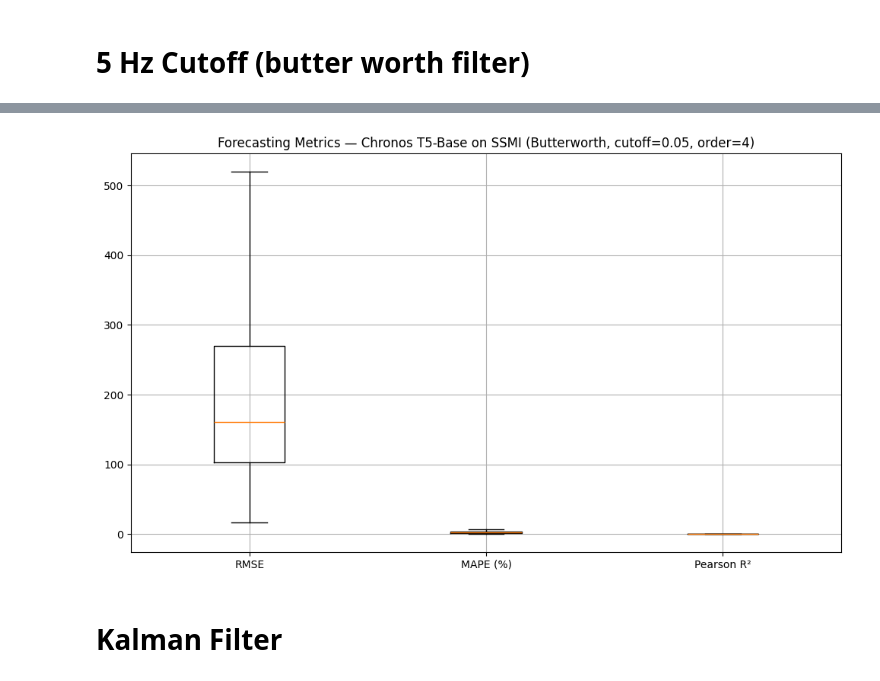
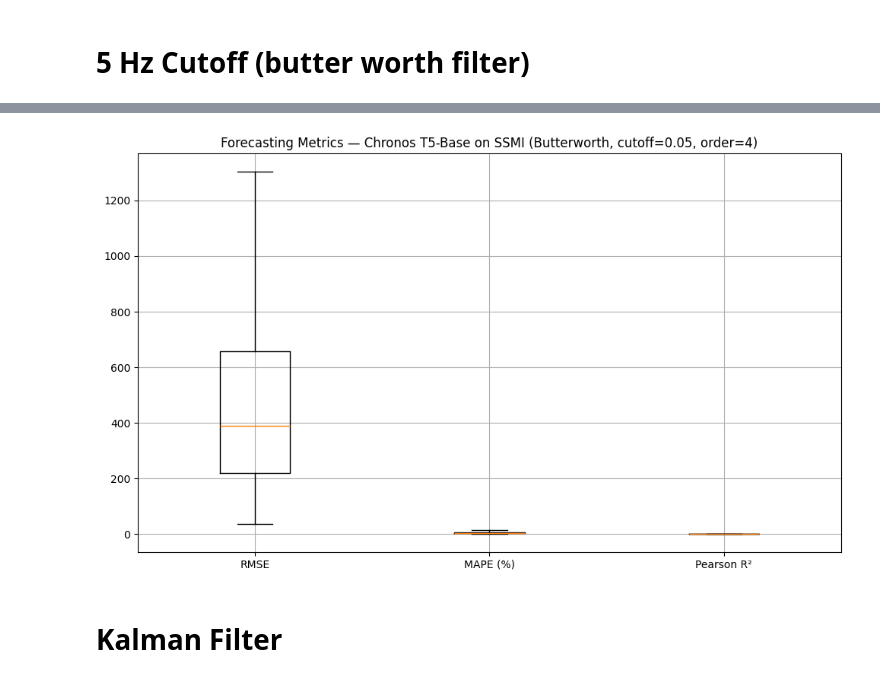
Before and after one commit to DeveloperArmo/DLSuperSlay, a Jupyter notebook: Chronos/ChronosBase_Filtering.ipynb, the cells around one changed output, grey strips where cells are left out. Drawn from its saved outputs; the diff is of its cells as text; code cells hidden in the pictures.

```diff
--- a/Chronos/ChronosBase_Filtering.ipynb
+++ b/Chronos/ChronosBase_Filtering.ipynb
@@ -415,7 +419,7 @@ import matplotlib.pyplot as plt
 import logging
 from sklearn.metrics import mean_squared_error, mean_absolute_percentage_error
 from scipy.stats import pearsonr
-from scipy.signal import butter, filtfilt
+from scipy.signal import butter, lfilter
 
 logging.basicConfig(
     filename='ChronosBase_SSMI_Butterworth_Metrics.log',
@@ -424,29 +428,11 @@ logging.basicConfig(
     force=True
 )
 
-def butterworth_filter(y, cutoff=0.05, order=4):
-    """
-    Low-pass Butterworth filter.
-
-    Parameters
-    ----------
-    y : array-like
-        Input time series.
-    cutoff : float
-        Normalized cutoff frequency in (0, 1), where 1 corresponds to Nyquist.
-    order : int
-        Filter order.
-
-    Returns
-    -------
-    low : np.ndarray
-        Low-frequency component.
-    high : np.ndarray
-        High-frequency residual component.
-    """
+def butterworth_decompose_context(y_context, cutoff=0.05, order=4):
+    """Causal Butterworth decomposition on context only to avoid look-ahead leakage."""
     b, a = butter(order, cutoff, btype='low')
-    low = filtfilt(b, a, y)
-    high = y - low
+    low = lfilter(b, a, y_context)
+    high = y_context - low
     return low, high
 
 def main():
@@ -465,12 +451,11 @@ def main():
         logging.info(f"Total SSMI samples loaded: {total_samples}")
 
         # ========================
-        # 2) Apply Butterworth filter
+        # 2) Filter config
         # ========================
         cutoff = 0.05
         filter_order = 4
-        y_low, y_high = butterworth_filter(y, cutoff=cutoff, order=filter_order)
-        logging.info(f"Butterworth filter applied with cutoff={cutoff}, order={filter_order}")
+        logging.info(f"Using context-only causal Butterworth decomposition with cutoff={cutoff}, order={filter_order}")
 
         # ========================
         # 3) Sliding window config
@@ -506,14 +491,17 @@ def main():
             if end_context + forecast_horizon > total_samples:
                 break
 
-            # Split context into low/high components
-            context_low  = torch.tensor(y_low[start_context:end_context].copy(), dtype=torch.float32)
-            context_high = torch.tensor(y_high[start_context:end_context].copy(), dtype=torch.float32)
+            y_context = y[start_context:end_context]
+            y_true = y[end_context:end_context + forecast_horizon]
 
-            # True values
-            true_low      = y_low[end_context:end_context + forecast_horizon]
-            true_high     = y_high[end_context:end_context + forecast_horizon]
-            true_combined = y[end_context:end_context + forecast_horizon]
+            # Decompose only the context to avoid peeking into forecast horizon
+            context_low_np, context_high_np = butterworth_decompose_context(
+                y_context,
+                cutoff=cutoff,
+                order=filter_order
+            )
+            context_low = torch.tensor(context_low_np.copy(), dtype=torch.float32)
+            context_high = torch.tensor(context_high_np.copy(), dtype=torch.float32)
 
             # Forecast low component
             forecast_low = pipeline.predict(
@@ -535,10 +523,10 @@ def main():
             combined_pred = median_low + median_high
 
             # Directional accuracy
-            prev_values = np.concatenate([[y[end_context - 1]], true_combined[:-1]])
+            prev_values = np.concatenate([[y[end_context - 1]], y_true[:-1]])
             pred_prev   = np.concatenate([[y[end_context - 1]], combined_pred[:-1]])
 
-            actual_direction = np.sign(true_combined - prev_values)
+            actual_direction = np.sign(y_true - prev_values)
             pred_direction   = np.sign(combined_pred - pred_prev)
 
             hits = (actual_direction == pred_direction).astype(int)
@@ -546,9 +534,9 @@ def main():
             directional_hits.extend(hits.tolist())
 
             # Metrics
-            rmse       = np.sqrt(mean_squared_error(true_combined, combined_pred))
-            mape       = mean_absolute_percentage_error(true_combined, combined_pred) * 100
-            pearson_r2 = pearsonr(true_combined, combined_pred).statistic ** 2
+            rmse       = np.sqrt(mean_squared_error(y_true, combined_pred))
+            mape       = mean_absolute_percentage_error(y_true, combined_pred) * 100
+            pearson_r2 = pearsonr(y_true, combined_pred).statistic ** 2
 
             rmse_list.append(rmse)
             mape_list.append(mape)
@@ -651,4 +639,4 @@ Directional Accuracy: 3813/7530 days (50.64%)
-[figure, old version]
+[figure, new version]
 # %% [markdown]
 # Kalman Filter
 # %%
```
Also changed, not shown: parts of 4 cells of this notebook.
